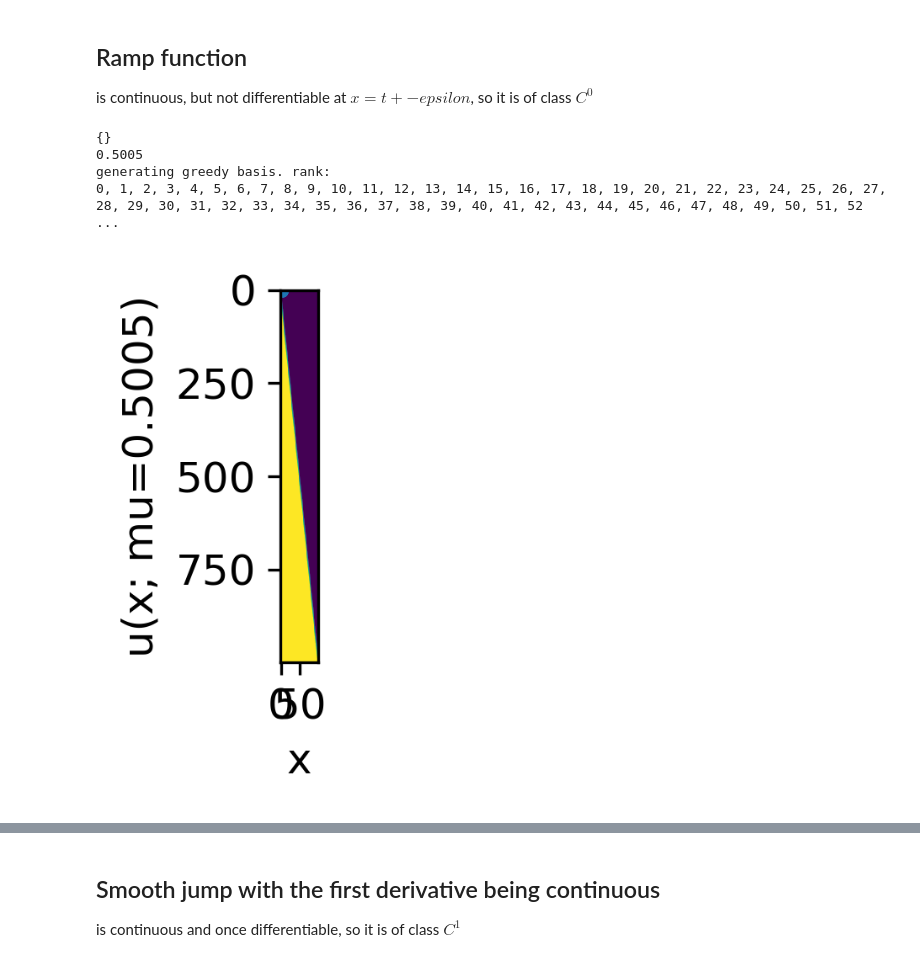
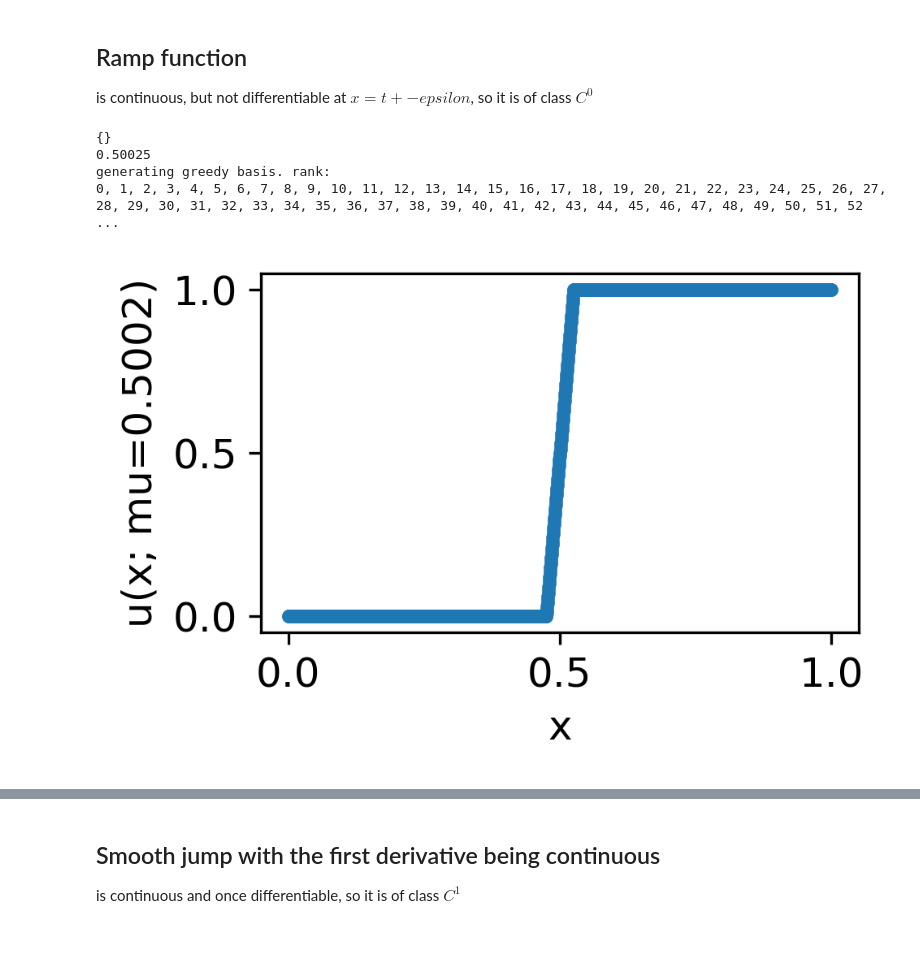
Before and after one commit to flabowski/n_widths_for_transport, a Jupyter notebook: n-widths for transport problems.ipynb, the cells around one changed output, grey strips where cells are left out. Saved outputs shown, nothing was run; the diff lists cells and outputs as text; code cells hidden in the pictures.

```diff
--- a/n-widths for transport problems.ipynb
+++ b/n-widths for transport problems.ipynb
@@ -69,7 +69,7 @@ def plot_error(rms_error, max_error):
     plt.legend()
     return ax
 # %%
-m, n, r = 1000, 100, 100
+m, n, r = 2000, 500, 500
 x = Domain([0, 1], m)
 mu = Domain([0, 1], n)
 # %%
@@ -163,20 +163,19 @@ epsilon1 = 0.025
 # %%
 u_rp = Ramp(epsilon1)
 u_rp.plot(x())
 X = u_rp(x(), mu())
-plt.imshow(X, interpolation="nearest")
 
 svd_basis = SVD(X)
 trig_basis = Trigonometric(x)
 greedy_basis = Greedy(X, r=r)
 lna_basis = LNA(u_rp, x)
 lpf_basis = LPF(x)
 # %% [output]
 {}
-0.5005
+0.50025
 generating greedy basis. rank:
 0, 1, 2, 3, 4, 5, 6, 7, 8, 9, 10, 11, 12, 13, 14, 15, 16, 17, 18, 19, 20, 21, 22, 23, 24, 25, 26, 27, 28, 29, 30, 31, 32, 33, 34, 35, 36, 37, 38, 39, 40, 41, 42, 43, 44, 45, 46, 47, 48, 49, 50, 51, 52 ...
-[figure, old version]
+[figure, new version]
 # %%
 X_test = u_rp(x(), mu_test())
 rms_error_rp, max_error_rp = [], []
```
Also changed, not shown: parts of 24 cells of this notebook.
